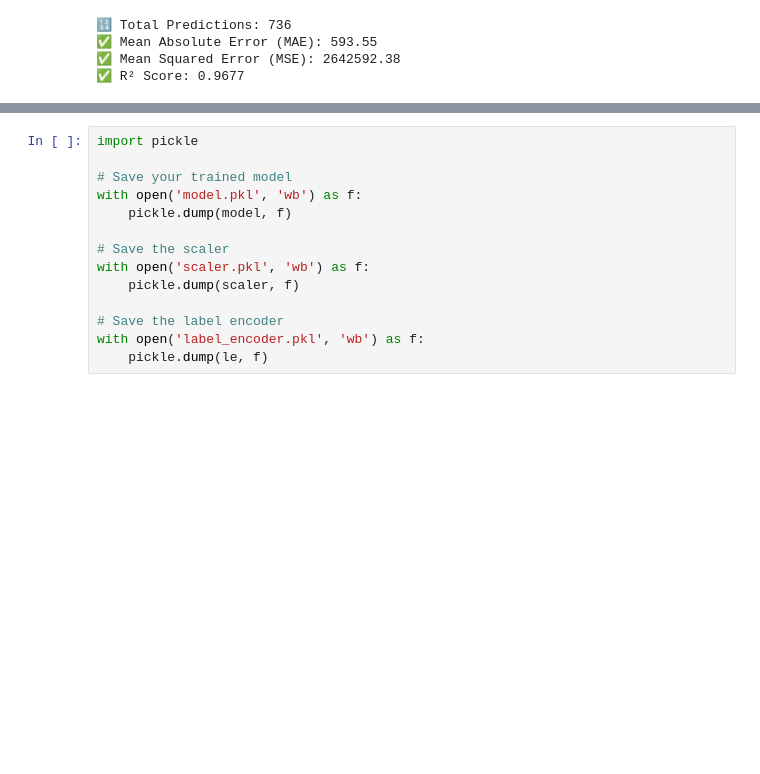
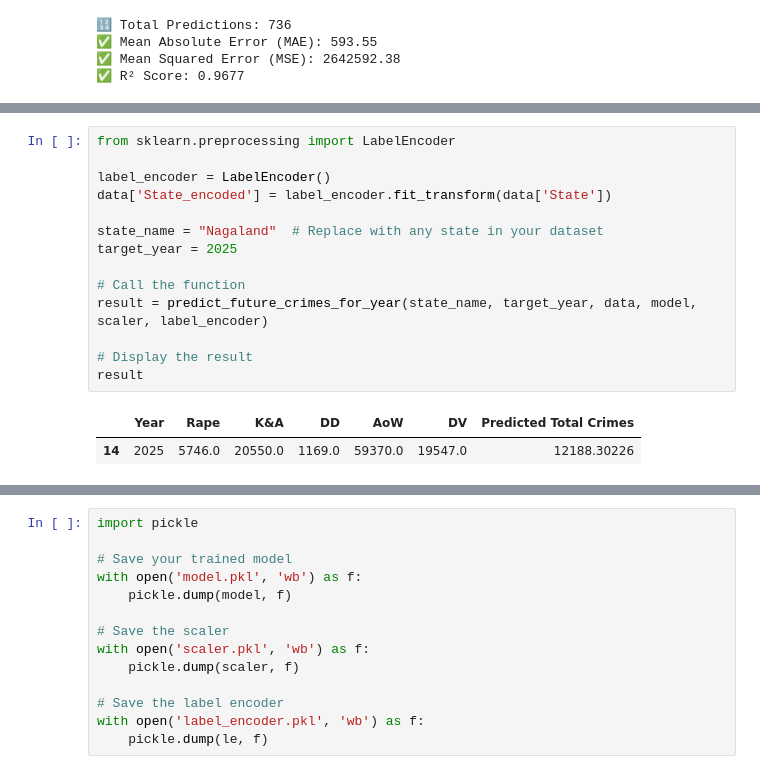
Before and after one commit to AakashShah07/Crime_priction_system, a Jupyter notebook: new.ipynb, the cells around one changed output, grey strips where cells are left out. Drawn from its saved outputs; the diff is of its cells as text; blank space fills up the shorter version.

```diff
--- a/new.ipynb
+++ b/new.ipynb
@@ -547,0 +779,17 @@ plt.show()
+# %%
+from sklearn.preprocessing import LabelEncoder
+
+label_encoder = LabelEncoder()
+data['State_encoded'] = label_encoder.fit_transform(data['State'])
+
+state_name = "Nagaland"  # Replace with any state in your dataset
+target_year = 2025
+
+# Call the function
+result = predict_future_crimes_for_year(state_name, target_year, data, model, scaler, label_encoder)
+
+# Display the result
+result
+# %% [output]
+|  | Year | Rape | K&A | DD | AoW | DV | Predicted Total Crimes |
+| 14 | 2025 | 5746.0 | 20550.0 | 1169.0 | 59370.0 | 19547.0 | 12188.30226 |
```
Also changed, not shown: parts of 19 cells of this notebook, 2 other files.
